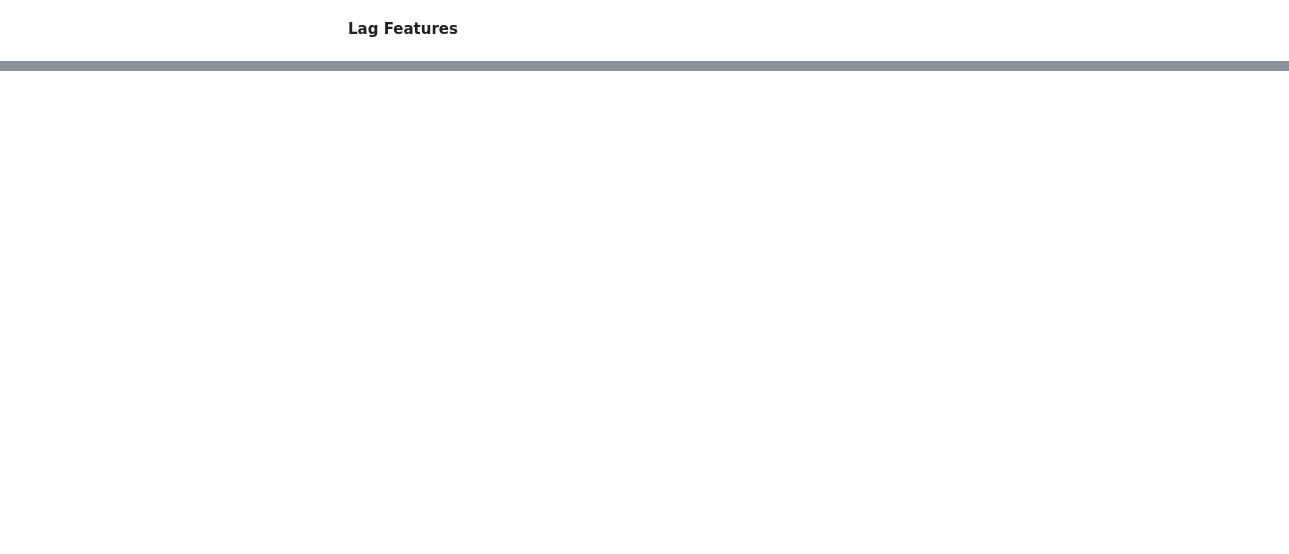
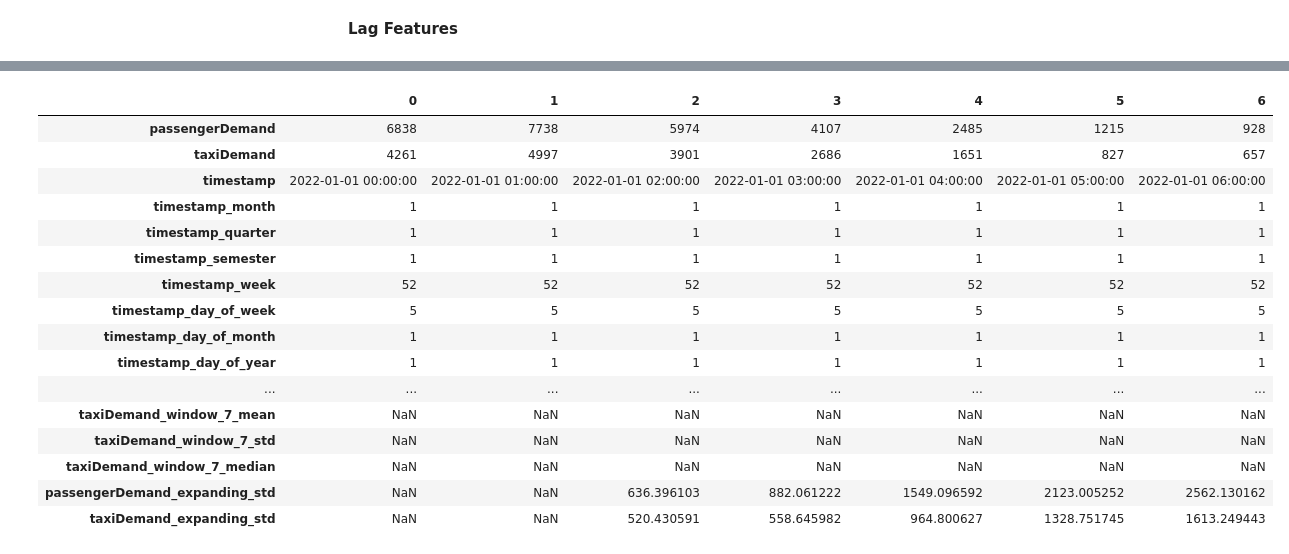
Before and after one commit to skhapijulhossen/uber-taxi-demand, a Jupyter notebook: notebooks/b_PreProcess/e_featureEgnieering.ipynb, the cells around one changed output, grey strips where cells are left out. Drawn from its saved outputs; the diff is of its cells as text; code cells hidden in the pictures; blank space fills up the shorter version.

```diff
--- a/notebooks/b_PreProcess/e_featureEgnieering.ipynb
+++ b/notebooks/b_PreProcess/e_featureEgnieering.ipynb
@@ -115,0 +251,20 @@ df[['passengerDemand']]
+# %%
+df.head(7).T
+# %% [output]
+|  | 0 | 1 | 2 | 3 | 4 | 5 | 6 |
+| passengerDemand | 6838 | 7738 | 5974 | 4107 | 2485 | 1215 | 928 |
+| taxiDemand | 4261 | 4997 | 3901 | 2686 | 1651 | 827 | 657 |
+| timestamp | 2022-01-01 00:00:00 | 2022-01-01 01:00:00 | 2022-01-01 02:00:00 | 2022-01-01 03:00:00 | 2022-01-01 04:00:00 | 2022-01-01 05:00:00 | 2022-01-01 06:00:00 |
+| timestamp_month | 1 | 1 | 1 | 1 | 1 | 1 | 1 |
+| timestamp_quarter | 1 | 1 | 1 | 1 | 1 | 1 | 1 |
+| timestamp_semester | 1 | 1 | 1 | 1 | 1 | 1 | 1 |
+| timestamp_week | 52 | 52 | 52 | 52 | 52 | 52 | 52 |
+| timestamp_day_of_week | 5 | 5 | 5 | 5 | 5 | 5 | 5 |
+| timestamp_day_of_month | 1 | 1 | 1 | 1 | 1 | 1 | 1 |
+| timestamp_day_of_year | 1 | 1 | 1 | 1 | 1 | 1 | 1 |
+| ... | ... | ... | ... | ... | ... | ... | ... |
+| taxiDemand_window_7_mean | NaN | NaN | NaN | NaN | NaN | NaN | NaN |
+| taxiDemand_window_7_std | NaN | NaN | NaN | NaN | NaN | NaN | NaN |
+| taxiDemand_window_7_median | NaN | NaN | NaN | NaN | NaN | NaN | NaN |
+| passengerDemand_expanding_std | NaN | NaN | 636.396103 | 882.061222 | 1549.096592 | 2123.005252 | 2562.130162 |
+| taxiDemand_expanding_std | NaN | NaN | 520.430591 | 558.645982 | 964.800627 | 1328.751745 | 1613.249443 |
```
Also changed, not shown: parts of 27 cells of this notebook.
